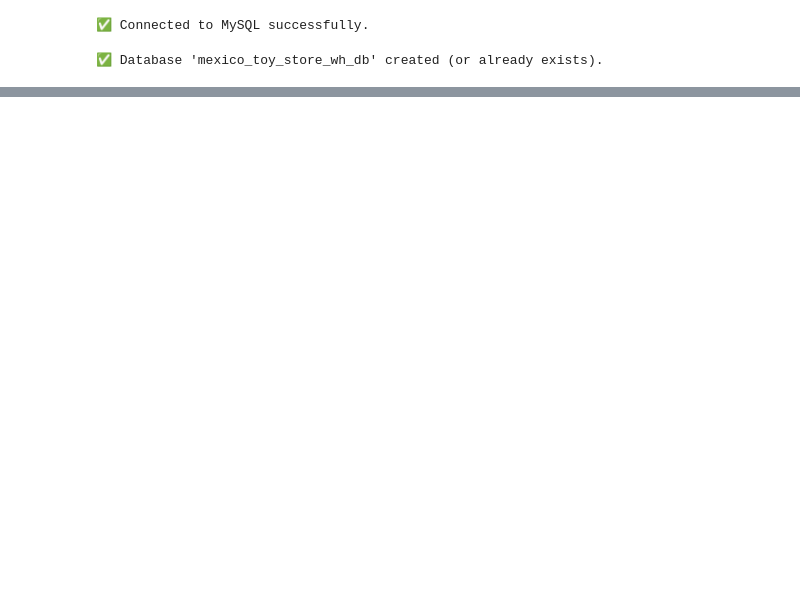
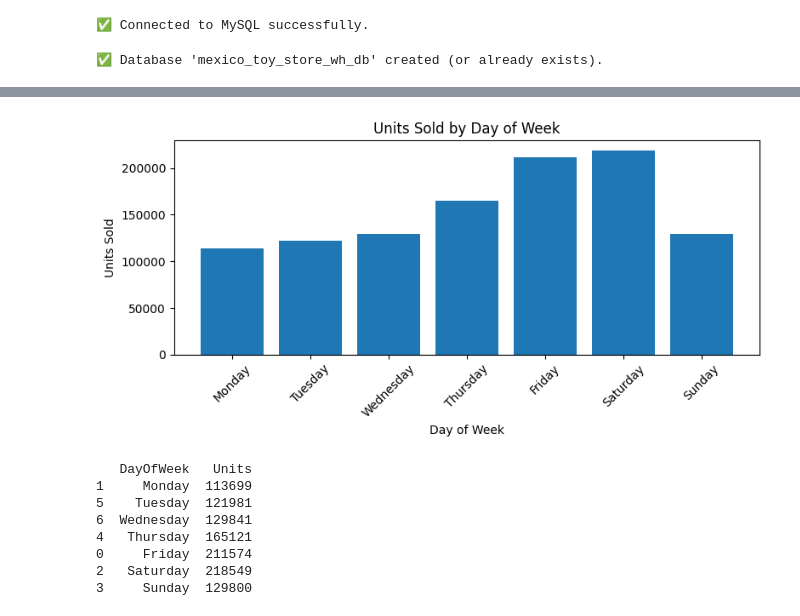
Before and after one commit to Mrschiss/IndusAnalProj, a Jupyter notebook: sql/mysql_loader.ipynb, the cells around one changed output, grey strips where cells are left out. Drawn from its saved outputs; the diff is of its cells as text; code cells hidden in the pictures; blank space fills up the shorter version.

```diff
--- a/sql/mysql_loader.ipynb
+++ b/sql/mysql_loader.ipynb
@@ -81,0 +288,29 @@ sales_df.head()
+# %%
+#Days of week sales
+dow_sales = sales_df.groupby('DayOfWeek')['Units'].sum().reset_index()
+
+# To order days properly
+day_order = ['Monday', 'Tuesday', 'Wednesday', 'Thursday', 'Friday', 'Saturday', 'Sunday']
+dow_sales['DayOfWeek'] = pd.Categorical(dow_sales['DayOfWeek'], categories=day_order, ordered=True)
+dow_sales = dow_sales.sort_values('DayOfWeek')
+
+plt.figure(figsize=(8, 4))
+plt.bar(dow_sales['DayOfWeek'], dow_sales['Units'])
+plt.title('Units Sold by Day of Week')
+plt.xlabel('Day of Week')
+plt.ylabel('Units Sold')
+plt.xticks(rotation=45)
+plt.tight_layout()
+plt.show()
+
+print(dow_sales)
+# %% [output]
+[figure, added]
+   DayOfWeek   Units
+1     Monday  113699
+5    Tuesday  121981
+6  Wednesday  129841
+4   Thursday  165121
+0     Friday  211574
+2   Saturday  218549
+3     Sunday  129800
```
Also changed, not shown: parts of 28 cells of this notebook, 1 other file.
